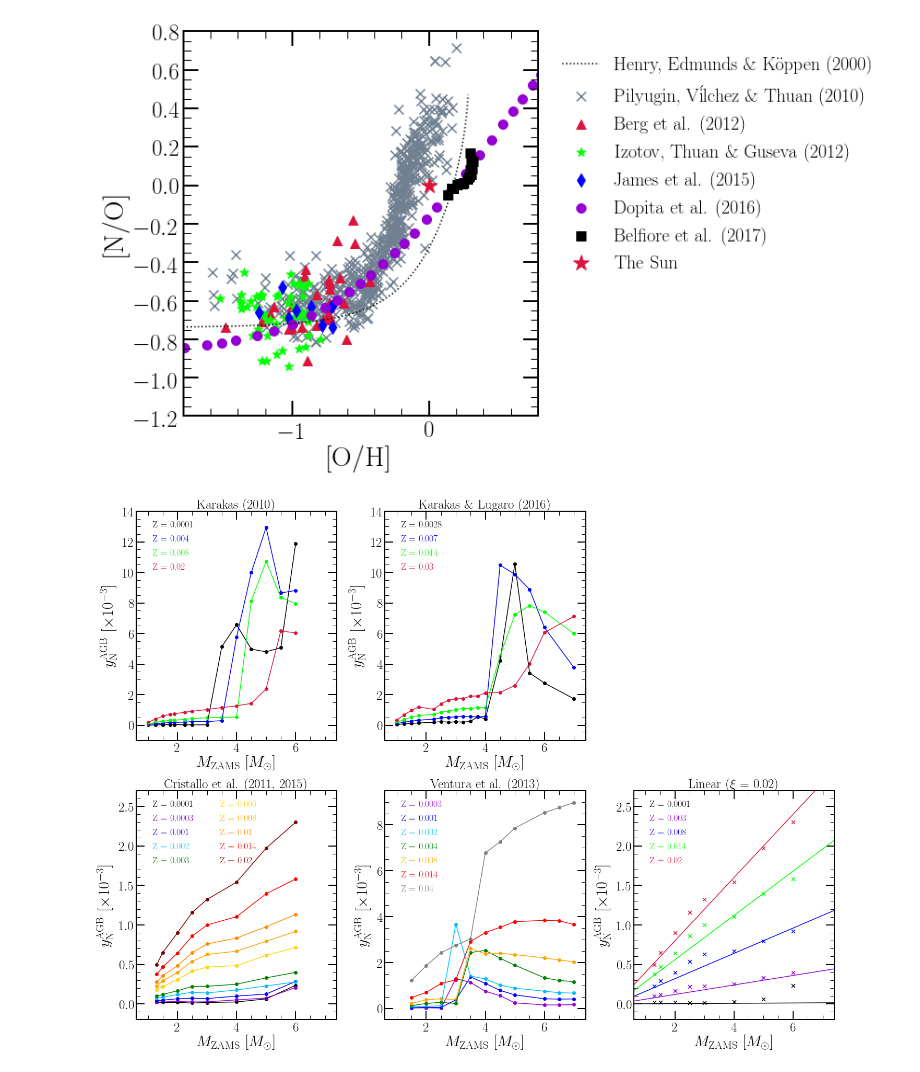
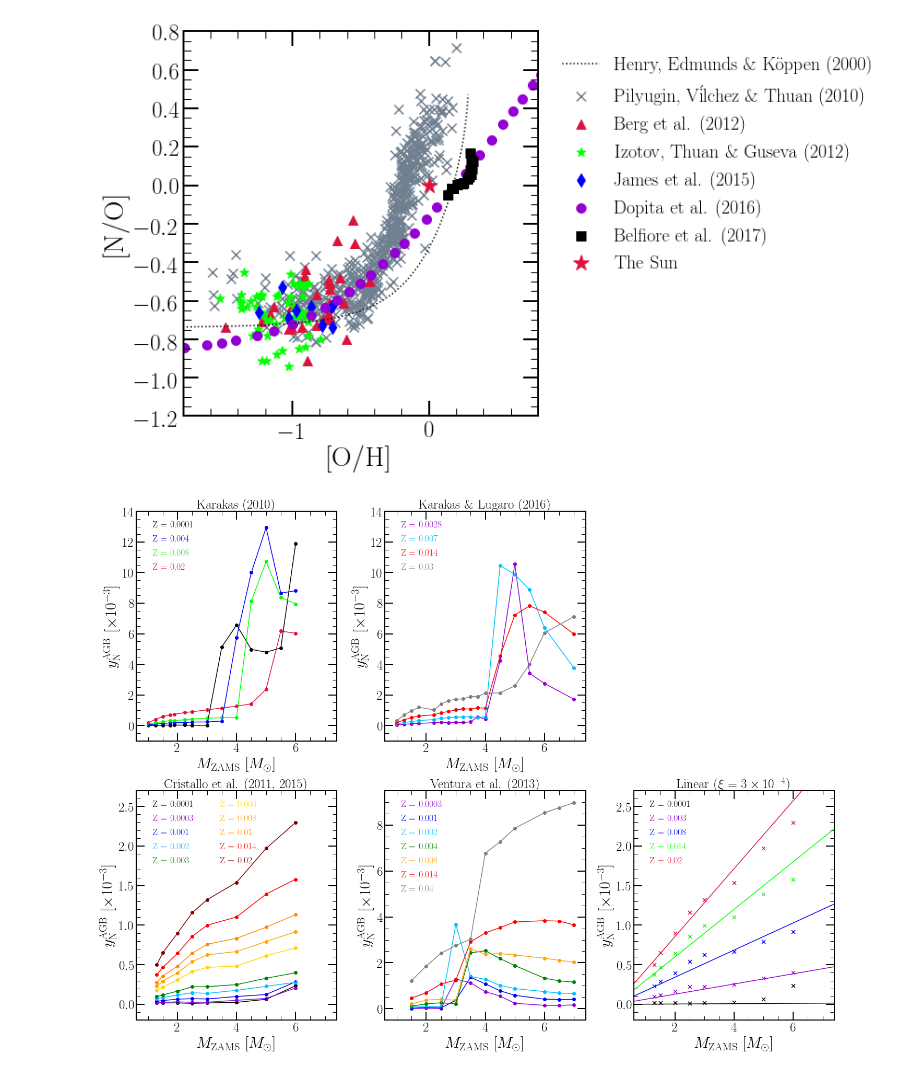
Before and after one commit to giganano/AGBmigration, a Jupyter notebook: notebooks/paper_plots.ipynb, the cells around one changed output. Saved outputs shown, nothing was run; the diff lists cells and outputs as text; code cells hidden in the pictures.

```diff
--- a/notebooks/paper_plots.ipynb
+++ b/notebooks/paper_plots.ipynb
@@ -100,7 +100,7 @@ ylim = [[-1, 14], [-1, 14], None, [-0.2, 2.7], [-0.5, 9.5], [-0.2, 2.7]]
 # labels = ["Cristallo et al. (2011, 2015)", "Karakas (2010)", None, "Ventura et al. (2013)",
 #     "Karakas \& Lugaro (2016)", r"Linear ($\xi$ = 0.02)"]
 labels = ["Karakas (2010)", "Karakas \& Lugaro (2016)", None, "Cristallo et al. (2011, 2015)",
-          "Ventura et al. (2013)", r"Linear ($\xi$ = 0.02)"]
+          "Ventura et al. (2013)", r"Linear ($\xi = 3\times10^{-4}$)"]
 for i in range(6):
     if i == 2: continue
     axes.append(fig.add_subplot(231 + i))
@@ -130,7 +130,7 @@ colors = {
                     "green", "gold", "orange", "darkorange", "red", "maroon"],
     "karakas10": ["black", "blue", "lime", "crimson"],
     "ventura13": ["darkviolet", "blue", "deepskyblue", "green", "orange", "red", "grey"],
-    "karakas16": ["black", "blue", "lime", "crimson"]
+    "karakas16": ["darkviolet", "deepskyblue", "red", "grey"]
 }
 # studies = ["cristallo11", "karakas10", None, "ventura13", "karakas16"]
 studies = ["karakas10", "karakas16", None, "cristallo11", "ventura13"]
@@ -152,35 +152,35 @@ for i in range(5): ### for each published table
         axes[i - int(i > 2)].plot(m, yields, **kwargs)
     leg = axes[i - int(i > 2)].legend(ncol = 2 if i == 3 else 1, **legend_kwargs)
     for j in range(len(z)):
         leg.get_texts()[j].set_color(colors[studies[i]][j])
         leg.legendHandles[j].set_visible(False)
 
 ### The linear model, with a few reference points from Cristallo et al. (2011, 2015)
 Z = [0.0001, 0.003, 0.008, 0.014, 0.02]
 # colors = ["black", "green", "orange", "red", "maroon"]
 colors = ["black", "darkviolet", "blue", "lime", "crimson"]
-model = linear_agb_yield(slope = 0.02)
+model = linear_agb_yield(slope = 3.0e-4)
 y, m, z = vice.yields.agb.grid('n', study = "cristallo11")
 for i in range(len(Z)):
     masses = np.linspace(axes[-1].get_xlim()[0], axes[-1].get_xlim()[1], 1000)
     yields = [10**logprefactor * model(mass, Z[i]) for mass in masses]
     kwargs = {"c": plots.mpltoolkit.named_colors()[colors[i]]}
     idx = z.index(Z[i])
     yields_ = [10**logprefactor * _[idx] for _ in y]
     axes[-1].scatter(m, yields_, marker = plots.mpltoolkit.markers()["x"], s = 50, **kwargs)
     kwargs["label"] = "Z = %g" % (Z[i])
     axes[-1].plot(masses, yields, **kwargs)
 leg = axes[-1].legend(ncol = 1, **legend_kwargs)
 for i in range(len(Z)):
     leg.get_texts()[i].set_color(colors[i])
     leg.legendHandles[i].set_visible(False)
 
 
 plt.tight_layout()
 # plt.subplots_adjust(hspace = 0)
 plt.savefig("../paper/agb_yield_models.pdf")
 # %% [output]
-[figure, old version]
+[figure, new version]
 # %%
 fig = plt.figure(figsize = (14, 7), facecolor = "white")
 ax1 = fig.add_subplot(121)
```
Also changed, not shown: parts of 7 cells of this notebook, 35 other files.
